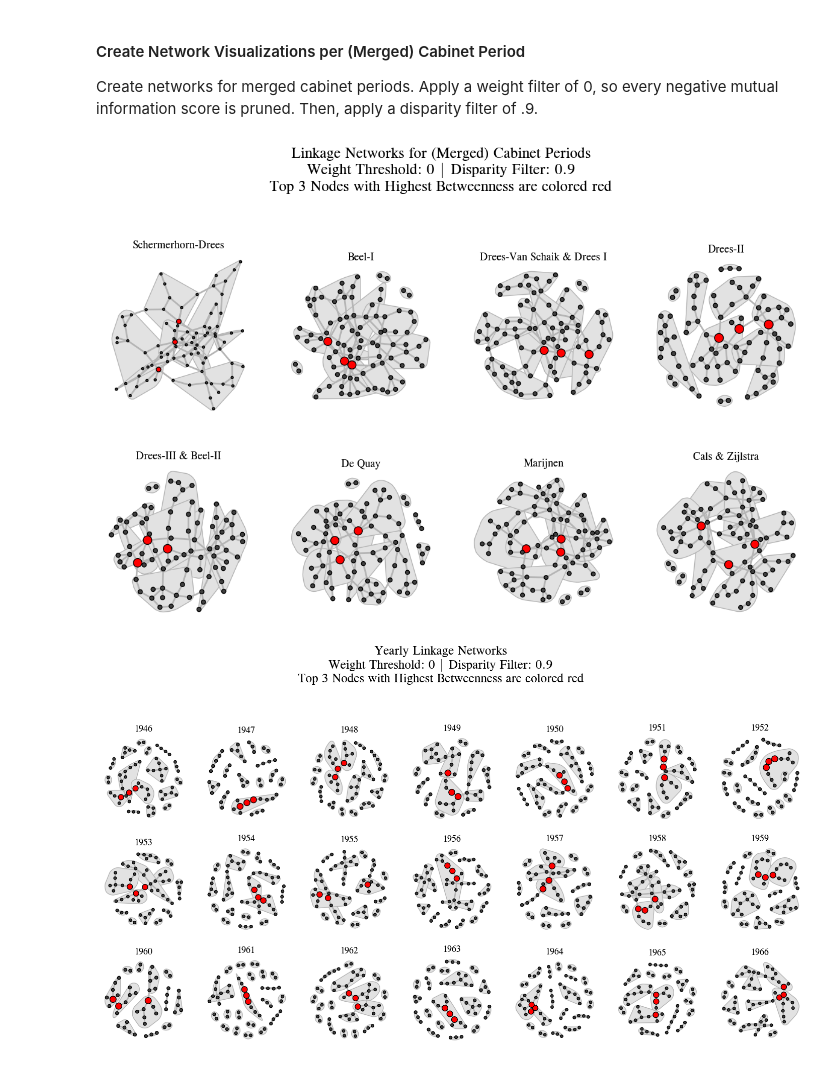
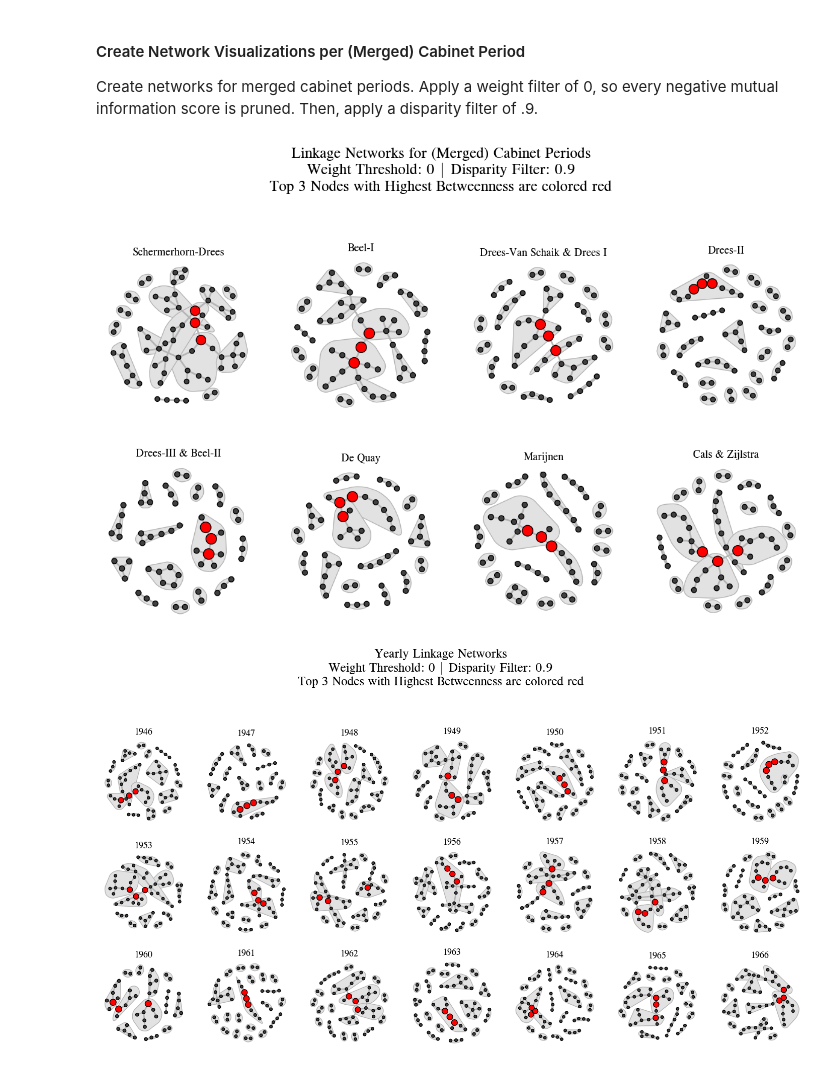
Before and after one commit to rubenros1795/linkage, a Jupyter notebook: other_notebooks/02-network-visualization.ipynb, the cells around one changed output. Drawn from its saved outputs; the diff is of its cells as text; code cells hidden in the pictures.

Commit message:
new plots, notebooks divided in paper figures, rank turbulence div.

```diff
--- a/03b-network-visualization.ipynb
+++ b/other_notebooks/02-network-visualization.ipynb
@@ -52,25 +52,25 @@ Create networks for merged cabinet periods. Apply a weight filter of 0, so every
 # %%
 fig = plt.figure(figsize=(15,8))
 
 for c,(i,r) in enumerate(cab_.iterrows()):
     mask = (dists.index > r['startdate']) & (dists.index <= r['enddate'])
     dist_subset = dists.loc[mask].to_numpy()
     ax = plt.subplot(2, 4, c + 1)
     nvz.plot_network(dists_subset=dist_subset,
                  ax=ax,
                  labels=labels,
                  weight_threshold=0,
-                 df_filter=.91,
+                 df_filter=.95,
                  title=r['cabinet'],
                  show_labels=False)
 
 fig = plt.gcf()
 fig.suptitle("Linkage Networks for (Merged) Cabinet Periods\nWeight Threshold: 0 | Disparity Filter: 0.9\nTop 3 Nodes with Highest Betweenness are colored red", fontsize=18,y=1.1)
 # plt.savefig('figs/networks-cabinets-filters.pdf',dpi=250)
 plt.subplots_adjust(hspace=.25)
 plt.show()
 # %% [output]
-[figure, old version]
+[figure, new version]
 # %%
 fig = plt.figure(figsize=(18,8))
 
```
Also changed, not shown: parts of 7 cells of this notebook, 25 other files.
